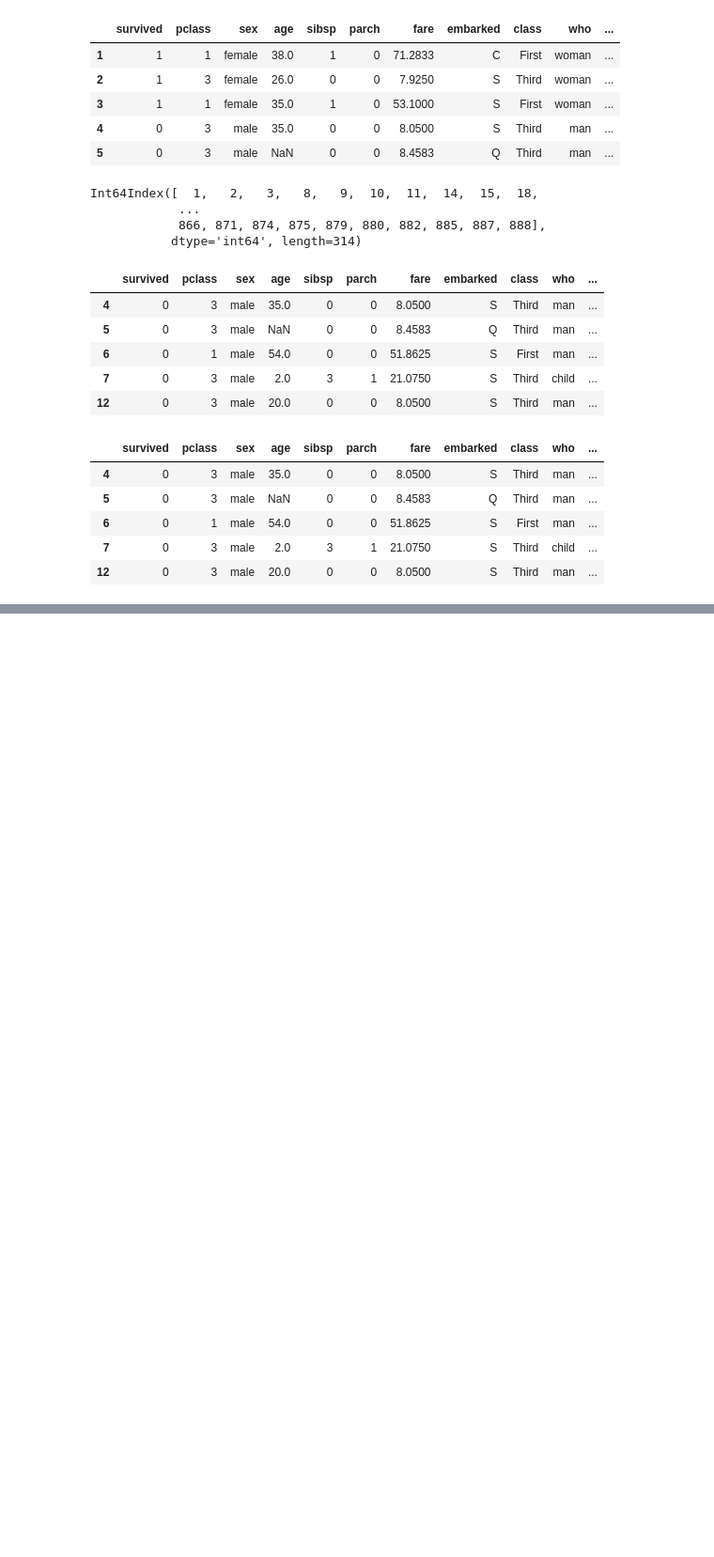
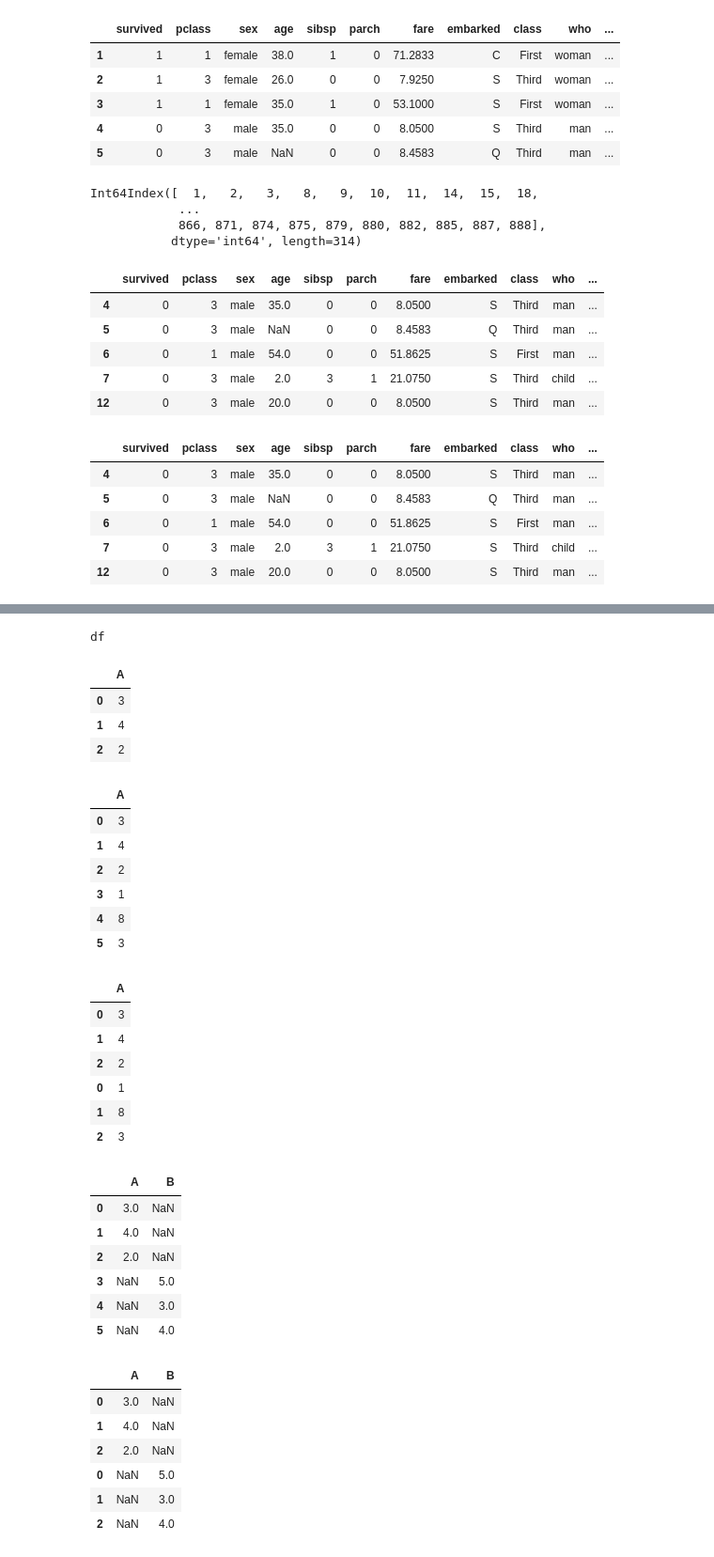
Before and after one commit to ari950505/Fintech, a Jupyter notebook: python/수업/ch7/ch7_행삭제추가.ipynb, the cells around one changed output, grey strips where cells are left out. Shown at 94% size. Cells and saved outputs as stored; diff of their text form; code cells hidden in the pictures; blank space fills up the shorter version.

```diff
--- a/python/수업/ch7/ch7_행삭제추가.ipynb
+++ b/python/수업/ch7/ch7_행삭제추가.ipynb
@@ -119,0 +156,51 @@ df5.head()
+# %%
+# df
+print('df')
+df1 = pd.DataFrame(data=[3,4,2],index=range(0,3),columns=['A'])
+display(df1)
+df2 = pd.DataFrame(data=[1,8,3],columns=['A'])
+df3 = pd.DataFrame(data=[5,3,4],columns=['B'])
+df4 = df1.append(df2,ignore_index=True)
+df4_1 = df1.append(df2)
+
+df5 = df1.append(df3,ignore_index=True)
+df5_1 = df1.append(df3)
+
+display(df4)
+display(df4_1)
+display(df5)
+display(df5_1)
+# %% [output]
+df
+|  | A |
+| 0 | 3 |
+| 1 | 4 |
+| 2 | 2 |
+|  | A |
+| 0 | 3 |
+| 1 | 4 |
+| 2 | 2 |
+| 3 | 1 |
+| 4 | 8 |
+| 5 | 3 |
+|  | A |
+| 0 | 3 |
+| 1 | 4 |
+| 2 | 2 |
+| 0 | 1 |
+| 1 | 8 |
+| 2 | 3 |
+|  | A | B |
+| 0 | 3.0 | NaN |
+| 1 | 4.0 | NaN |
+| 2 | 2.0 | NaN |
+| 3 | NaN | 5.0 |
+| 4 | NaN | 3.0 |
+| 5 | NaN | 4.0 |
+|  | A | B |
+| 0 | 3.0 | NaN |
+| 1 | 4.0 | NaN |
+| 2 | 2.0 | NaN |
+| 0 | NaN | 5.0 |
+| 1 | NaN | 3.0 |
+| 2 | NaN | 4.0 |
```
Also changed, not shown: parts of 2 cells of this notebook, 1 other file.
